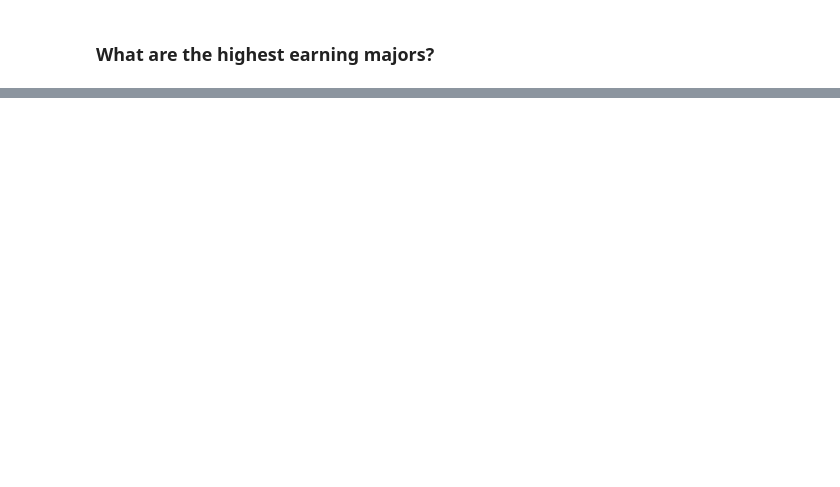
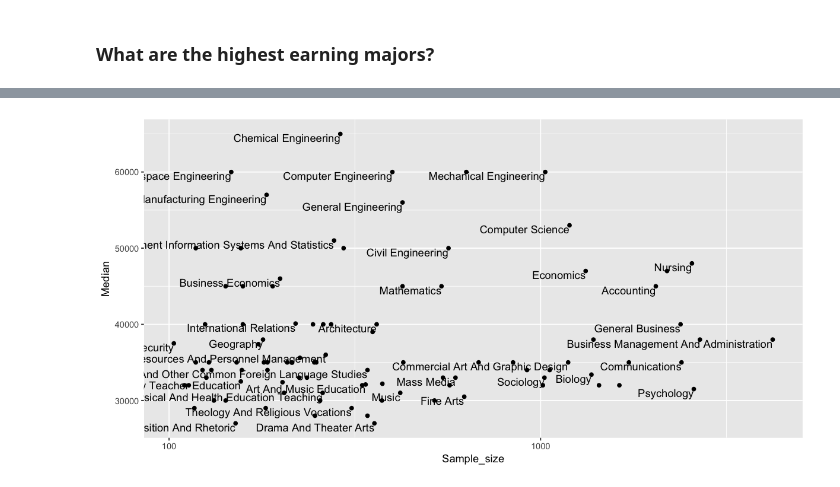
Before and after one commit to nischalshrestha/tidytuesdays, a Jupyter notebook: recent-grads/recent-grads.ipynb, the cells around one changed output, grey strips where cells are left out. Saved outputs shown, nothing was run; the diff lists cells and outputs as text; code cells hidden in the pictures; blank space fills up the shorter version.

```diff
--- a/recent-grads/recent-grads.ipynb
+++ b/recent-grads/recent-grads.ipynb
@@ -96,0 +116,9 @@ recent_grads %>%
+# %%
+major_processed %>%
+    filter(Sample_size >= 100) %>%
+    ggplot(aes(Sample_size, Median)) +
+    geom_point() +
+    geom_text(aes(label = Major), check_overlap = TRUE, vjust = 1, hjust = 1) +
+    scale_x_log10()
+# %% [output]
+[figure, added]
```
Also changed, not shown: parts of 7 cells of this notebook.
